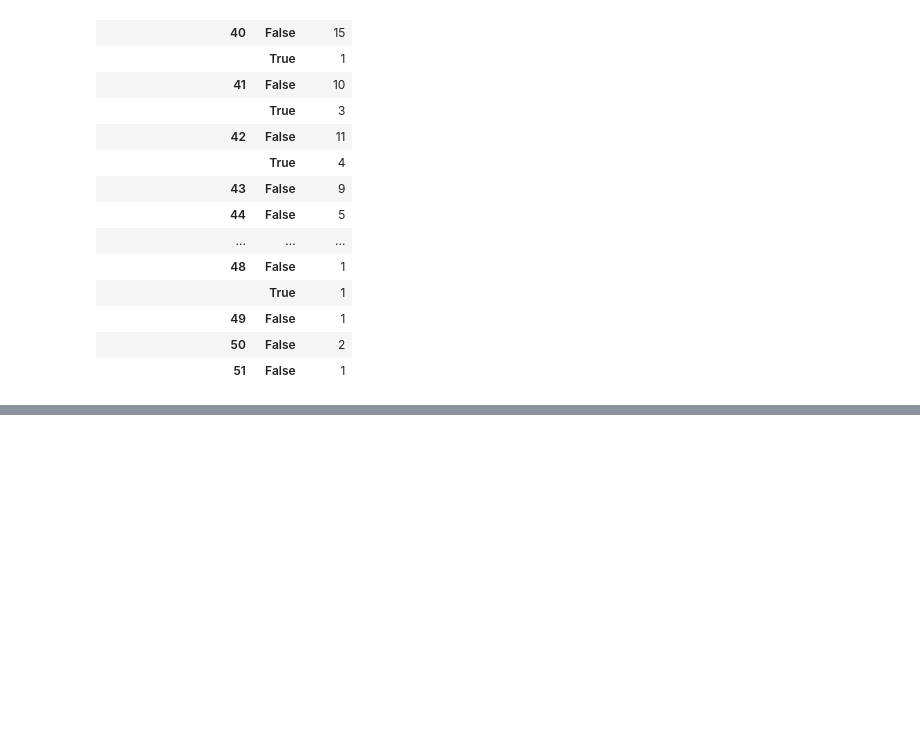
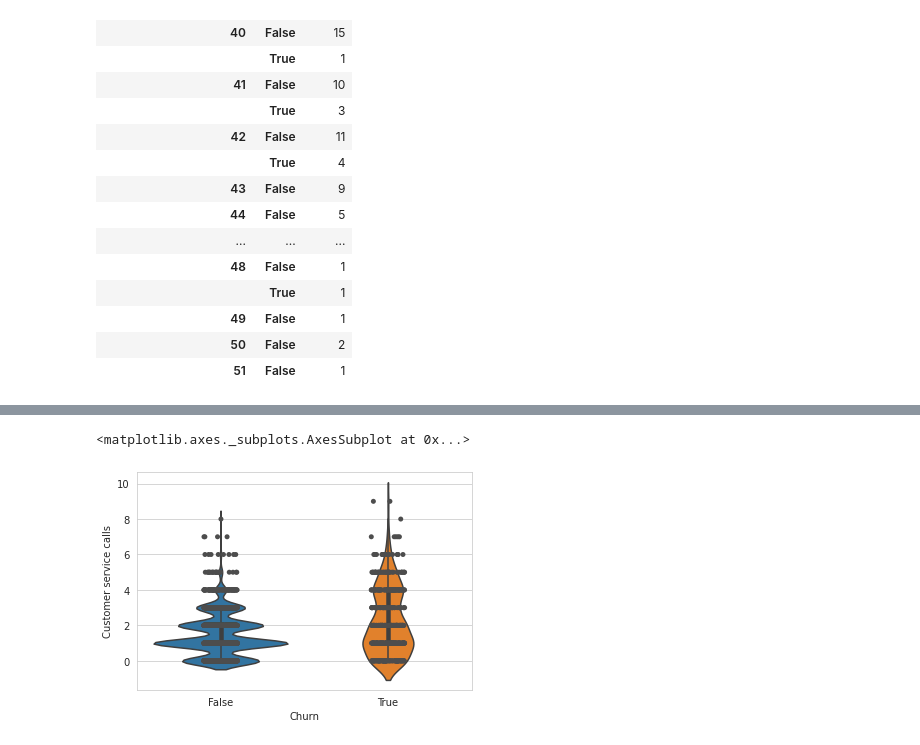
Before and after one commit to Nakulpradeep94/EDA_CHURN_ANALYSIS, a Jupyter notebook: Copy_of_Telecom_Churn_Analysis_Capstone_Project.ipynb, the cells around one changed output, grey strips where cells are left out. Saved outputs shown, nothing was run; the diff lists cells and outputs as text; code cells hidden in the pictures; blank space fills up the shorter version.

```diff
--- a/Copy_of_Telecom_Churn_Analysis_Capstone_Project.ipynb
+++ b/Copy_of_Telecom_Churn_Analysis_Capstone_Project.ipynb
@@ -337,0 +363,9 @@ vmail_df.tail(20)
+# %%
+#to get densities of retained and non retained customers
+sns.set_style("whitegrid")
+
+sns.violinplot(x = 'Churn', y = 'Customer service calls', data =df)
+sns.stripplot(x="Churn", y="Customer service calls", data=df, color=".3")
+# %% [output]
+<matplotlib.axes._subplots.AxesSubplot at 0x...>
+[figure, added]
```
Also changed, not shown: parts of 8 cells of this notebook.
